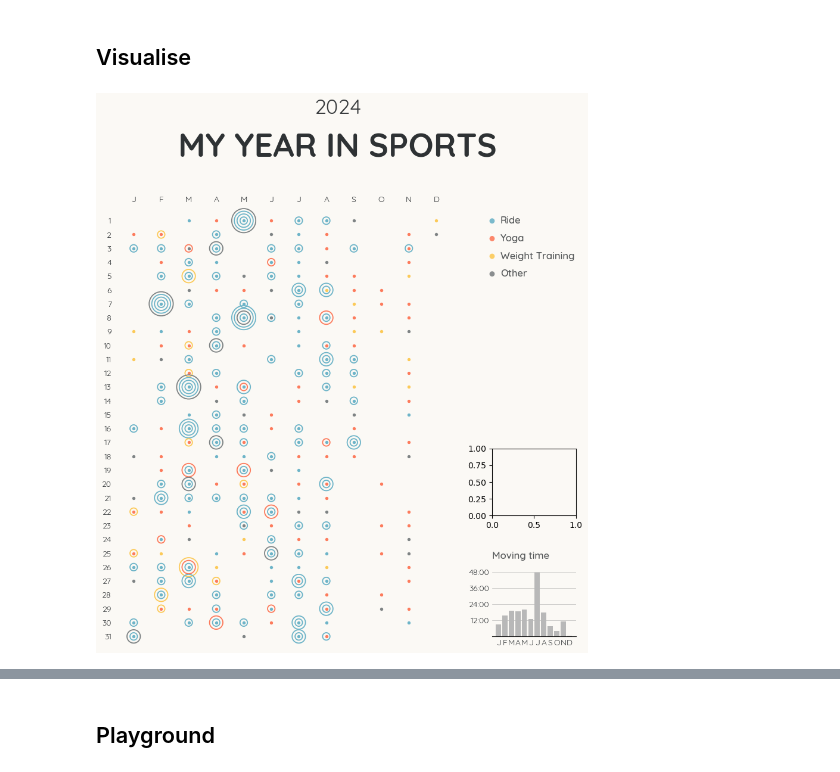
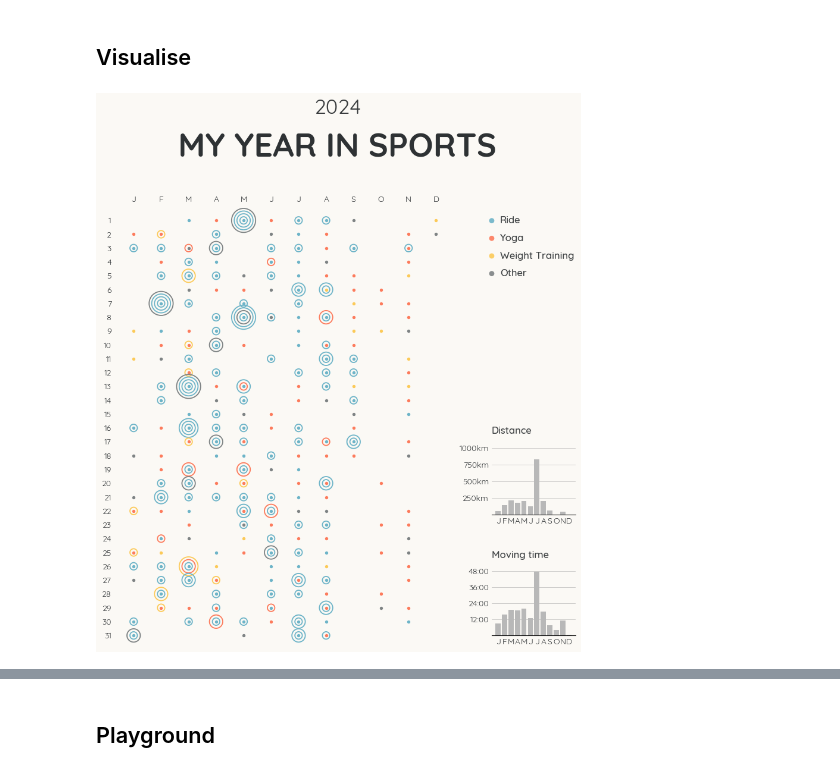
Before and after one commit to Lisa-Ho/year-in-sports, a Jupyter notebook: year-in-sports-prototype.ipynb, the cells around one changed output, grey strips where cells are left out. Drawn from its saved outputs; the diff is of its cells as text; code cells hidden in the pictures.

```diff
--- a/year-in-sports-prototype.ipynb
+++ b/year-in-sports-prototype.ipynb
@@ -165,11 +164,9 @@ for row in range(len(pivot)):
                   linewidth=1.3,
                   clip_on=False)
 
-#total time
+#bar charts
+ax2.bar(months, distance_values, color=colors["bars"], zorder=3)
 ax3.bar(months, time_values, color=colors["bars"], zorder=3)
-
-
-
 
 #format axis------------------
 #circles
@@ -184,42 +181,52 @@ ax1.invert_yaxis()
 for pos in ["top", "bottom", "left", "right"]:
     ax1.spines[pos].set_visible(False)
 
+#barcharts
+for ax in [ax2, ax3]:
+    ax.set_xticks(np.arange(1,13,1))
+    ax.set_xticklabels(labels=month_labels, fontproperties=font_r, fontsize=10,color=colors["text"])
+    ax.tick_params(axis="both", length=0)
+    ax.grid(visible="True", axis='y', zorder=1, color=colors["text"], alpha=0.3, linewidth=0.5)
+    for pos in ["top", "left", "right"]:
+        ax.spines[pos].set_visible(False)
+
+#distance
+ax2.locator_params(axis='y', nbins=4)
+ax2.set_yticks(ax2.get_yticks())
+ax2.set_yticklabels([""]+["{}{}".format(i.astype(int),distance_unit) for i in ax2.get_yticks()][1:],fontproperties=font_r, fontsize=10,color=colors["text"])
+ax2.text(0,ax2.get_yticks()[-1]+ax2.get_yticks()[1], "Distance", fontsize=12, ha="left", va="center", fontproperties=font_m, color=colors["text"], alpha=0.9)
+
 #total time
 tick_steps = get_axis_ticks(max(time_values))
-ax3.set_yticks(np.arange(tick_steps, max(time_values)+tick_steps, tick_steps))
-ax3.set_yticklabels([convert_time(i) for i in ax3.get_yticks()],fontproperties=font_r, fontsize=10,color=colors["text"])
-ax3.set_xticks(np.arange(1,13,1))
-ax3.set_xticklabels(labels=month_labels, fontproperties=font_r, fontsize=10,color=colors["text"])
-ax3.tick_params(axis="both", length=0)
-ax3.grid(visible="True", axis='y', zorder=1, color=colors["text"], alpha=0.3, linewidth=0.5)
-for pos in ["top", "left", "right"]:
-    ax3.spines[pos].set_visible(False)
-ax3.text(0,max(time_values)+tick_steps, "Moving time", fontsize=12, ha="left", va="center", fontproperties=font_m, color=colors["text"], alpha=0.8)
+ax3.set_yticks(np.arange(0, max(time_values)+tick_steps, tick_steps))
+ax3.set_yticklabels([""]+[convert_time(i) for i in ax3.get_yticks()][1:],fontproperties=font_r, fontsize=10,color=colors["text"])
+ax3.text(0,max(time_values)+tick_steps, "Moving time", fontsize=12, ha="left", va="center", fontproperties=font_m, color=colors["text"], alpha=0.9)
+
 
 #legend--------------------------------
 lg = fig.add_subplot(gs[0:1:, 3:])
 kw = dict(marker='o', s=40, alpha=0.9, linewidths=0)
 labels = df_filtered[["Activity Type clean", "Activity rank"]].drop_duplicates(
     ).sort_values(by="Activity rank")["Activity Type clean"].to_list()
 len_act = df_filtered["Activity rank"].max().astype(int)
 lg.scatter(y=np.arange(0,len_act,1),
            x=[0]*len_act, color=[act_colormap[label] for label in labels], **kw, clip_on=False)
 lg.set_xlim(xmin=0,xmax=1)
 lg.set_ylim(ymin=-0.8,ymax=3)
 lg.invert_yaxis()
 for i, y_pos in enumerate(np.arange(0,len_act,1)):
-    lg.text(0.1, y_pos, labels[i], fontsize=12, ha="left", va="center", fontproperties=font_m, color=colors["text"], alpha=0.8)
+    lg.text(0.1, y_pos, labels[i], fontsize=12, ha="left", va="center", fontproperties=font_m, color=colors["text"], alpha=0.9)
 lg.axis("off")
 
 #header and footer------------------------
 plt.figtext(0.5,0.95,'My year in sports'.upper(),
             ha="center",
             fontsize = 40,
             color=colors["text"],
             fontproperties=font_b)
 plt.figtext(0.5,1.01,'{}'.format(year_filter), ha="center",fontsize = 25, color=colors["text"], alpha=0.95, fontproperties=font_r)
 #plt.figtext(0.97,0.03,'Data: OSM, GLA London Datastore   |   Design: Lisa Hornung',ha="right", fontsize = 10, color=colors["roads"],alpha=1,fontprop
 
 plt.show()
 # %% [output]
-[figure, old version]
+[figure, new version]
```
Also changed, not shown: parts of 5 cells of this notebook, 1 other file.
